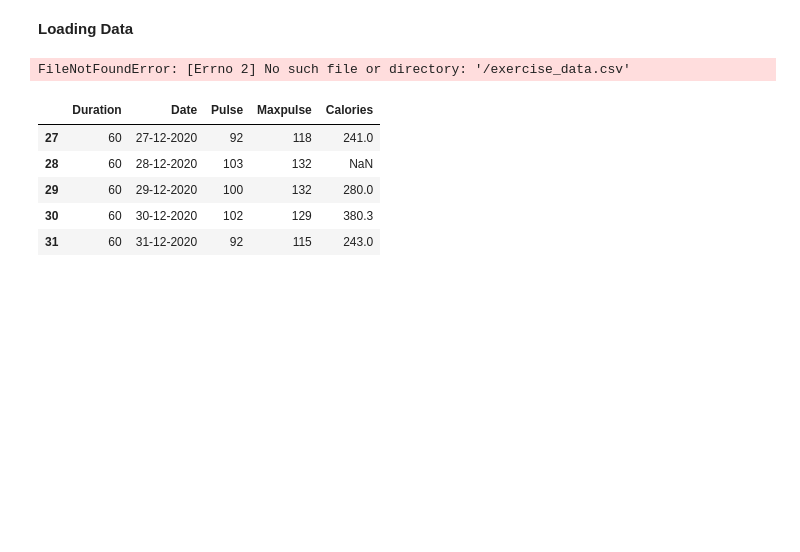
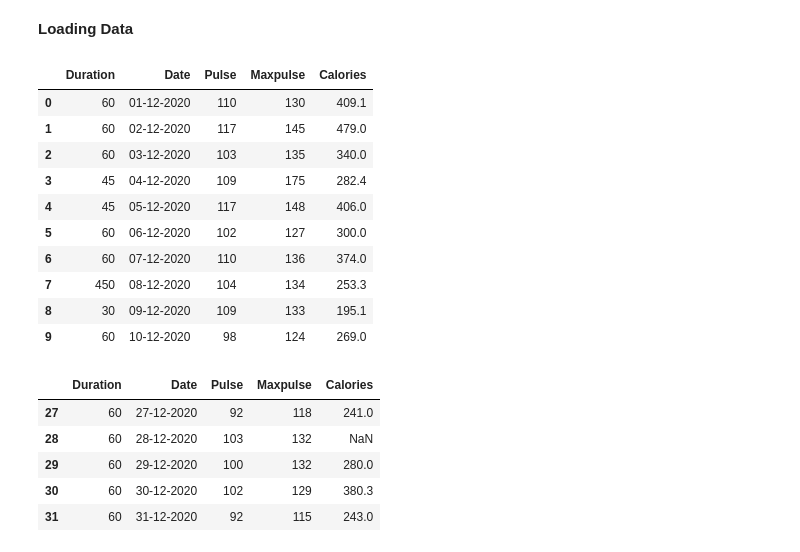
Before and after one commit to safakan/CCTB_repo_safak_atakan_celik, a Jupyter notebook: DEA113/EDA.ipynb, the cells around one changed output. Saved outputs shown, nothing was run; the diff lists cells and outputs as text; code cells hidden in the pictures; blank space fills up the shorter version.

```diff
--- a/DEA113/EDA.ipynb
+++ b/DEA113/EDA.ipynb
@@ -4,8 +4,18 @@
 **Loading Data**
 # %%
 import pandas as pd
-data = pd.read_csv("/exercise_data.csv")
+data = pd.read_csv("sample_data/custom_data/exercise_data.csv")
 
 data.head(10)
 # %% [output]
-FileNotFoundError: [Errno 2] No such file or directory: '/exercise_data.csv'
+|  | Duration | Date | Pulse | Maxpulse | Calories |
+| 0 | 60 | 01-12-2020 | 110 | 130 | 409.1 |
+| 1 | 60 | 02-12-2020 | 117 | 145 | 479.0 |
+| 2 | 60 | 03-12-2020 | 103 | 135 | 340.0 |
+| 3 | 45 | 04-12-2020 | 109 | 175 | 282.4 |
+| 4 | 45 | 05-12-2020 | 117 | 148 | 406.0 |
+| 5 | 60 | 06-12-2020 | 102 | 127 | 300.0 |
+| 6 | 60 | 07-12-2020 | 110 | 136 | 374.0 |
+| 7 | 450 | 08-12-2020 | 104 | 134 | 253.3 |
+| 8 | 30 | 09-12-2020 | 109 | 133 | 195.1 |
+| 9 | 60 | 10-12-2020 | 98 | 124 | 269.0 |
```
Also changed, not shown: parts of 12 cells of this notebook.
